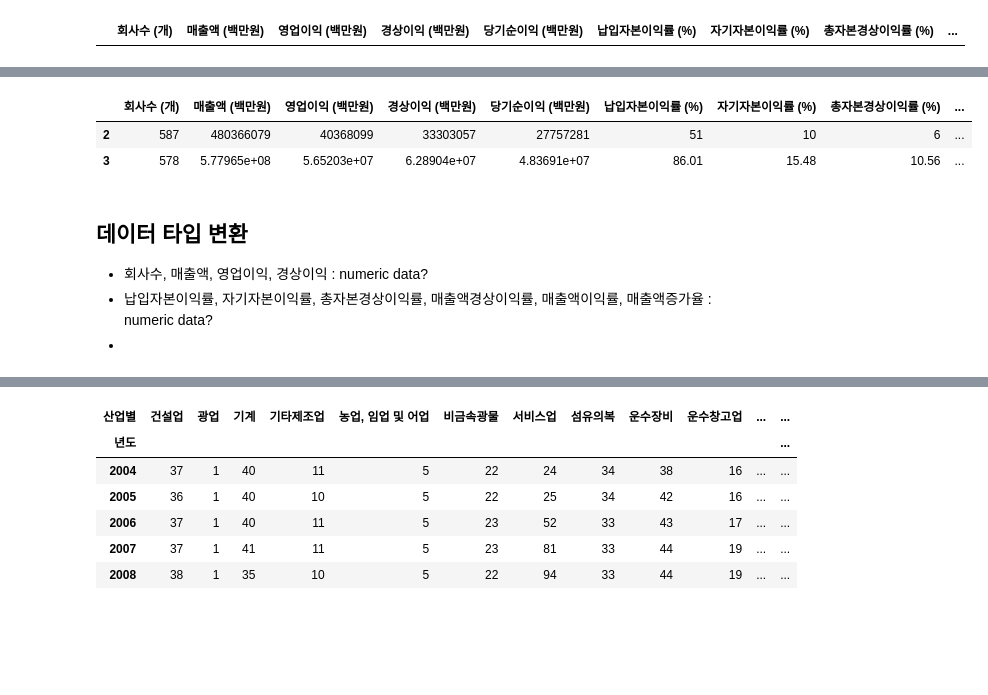
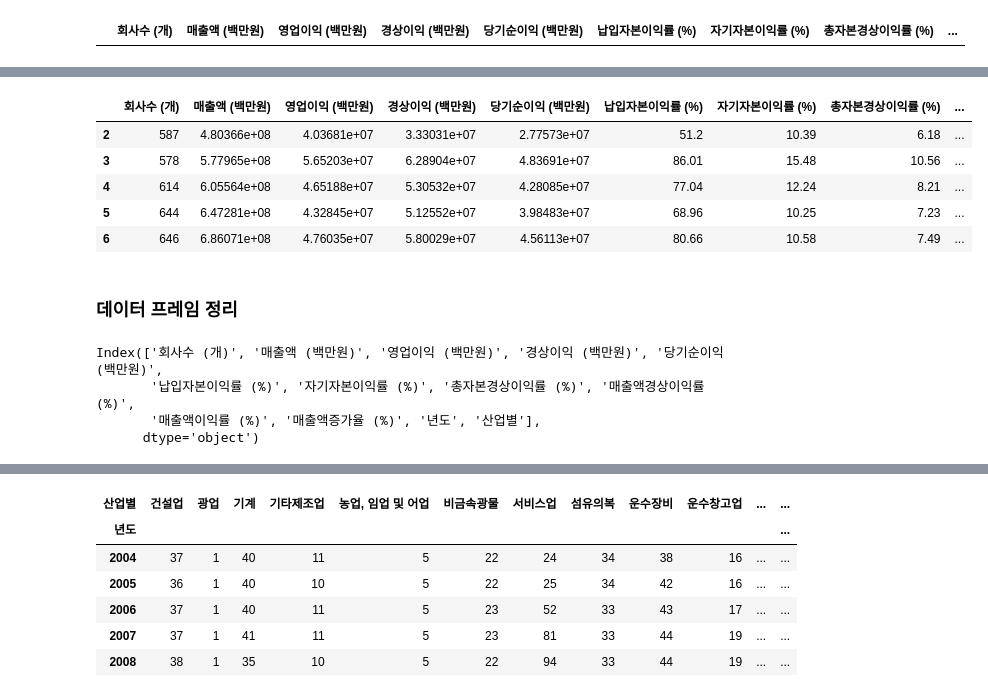
Before and after one commit to dss-16th/eda-repo-1, a Jupyter notebook: revenue.ipynb, the cells around one changed output, grey strips where cells are left out. Saved outputs shown, nothing was run; the diff lists cells and outputs as text; code cells hidden in the pictures; blank space fills up the shorter version.

```diff
--- a/revenue.ipynb
+++ b/revenue.ipynb
@@ -139,11 +160,20 @@ memory usage: 36.8+ KB
 # %%
-df.head(2)
+df.head(5)
 # %% [output]
 |  | 회사수 (개) | 매출액 (백만원) | 영업이익 (백만원) | 경상이익 (백만원) | 당기순이익 (백만원) | 납입자본이익률 (%) | 자기자본이익률 (%) | 총자본경상이익률 (%) | ... |
-| 2 | 587 | 480366079 | 40368099 | 33303057 | 27757281 | 51 | 10 | 6 | ... |
+| 2 | 587 | 4.80366e+08 | 4.03681e+07 | 3.33031e+07 | 2.77573e+07 | 51.2 | 10.39 | 6.18 | ... |
 | 3 | 578 | 5.77965e+08 | 5.65203e+07 | 6.28904e+07 | 4.83691e+07 | 86.01 | 15.48 | 10.56 | ... |
+| 4 | 614 | 6.05564e+08 | 4.65188e+07 | 5.30532e+07 | 4.28085e+07 | 77.04 | 12.24 | 8.21 | ... |
+| 5 | 644 | 6.47281e+08 | 4.32845e+07 | 5.12552e+07 | 3.98483e+07 | 68.96 | 10.25 | 7.23 | ... |
+| 6 | 646 | 6.86071e+08 | 4.76035e+07 | 5.80029e+07 | 4.56113e+07 | 80.66 | 10.58 | 7.49 | ... |
-# %% [markdown]
-## 데이터 타입 변환
-- 회사수, 매출액, 영업이익, 경상이익 : numeric data?
-- 납입자본이익률, 자기자본이익률, 총자본경상이익률, 매출액경상이익률, 매출액이익률, 매출액증가율 : numeric data?
--
+# %% [markdown]
+### 데이터 프레임 정리
+# %%
+## 어색한 컬럼네임 바꾸기
+df.rename(columns={'수익현황별(1)':'년도'}, inplace=True)
+df.columns
+# %% [output]
+Index(['회사수 (개)', '매출액 (백만원)', '영업이익 (백만원)', '경상이익 (백만원)', '당기순이익 (백만원)',
+       '납입자본이익률 (%)', '자기자본이익률 (%)', '총자본경상이익률 (%)', '매출액경상이익률 (%)',
+       '매출액이익률 (%)', '매출액증가율 (%)', '년도', '산업별'],
+      dtype='object')
```
Also changed, not shown: parts of 23 cells of this notebook.
